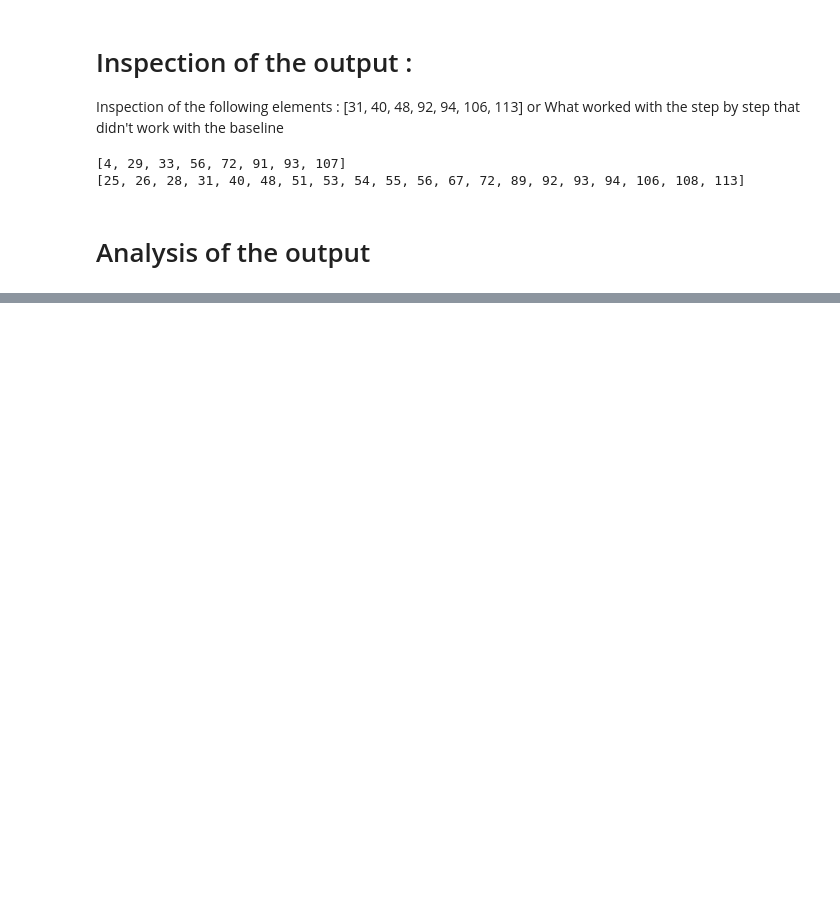
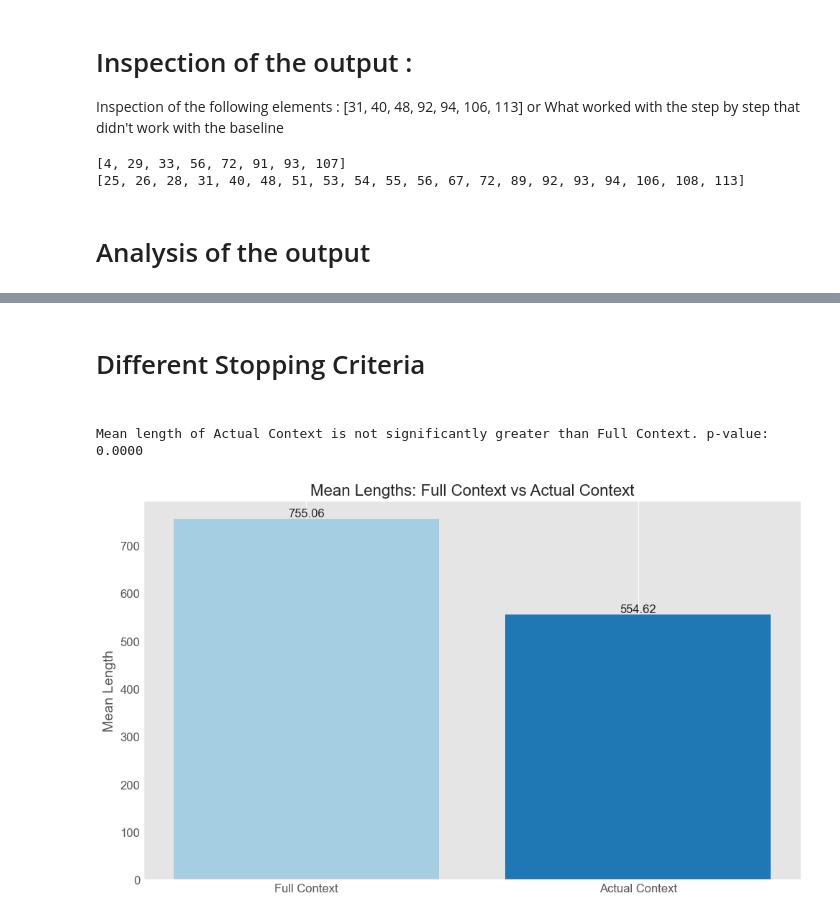
Before and after one commit to mariusBRM/Chain-of-though_UCL, a Jupyter notebook: src/output_exploratory.ipynb, the cells around one changed output, grey strips where cells are left out. Saved outputs shown, nothing was run; the diff lists cells and outputs as text; code cells hidden in the pictures; blank space fills up the shorter version.

```diff
--- a/src/output_exploratory.ipynb
+++ b/src/output_exploratory.ipynb
@@ -196,0 +747,2 @@ model = MySantaCoder('GrdS')
+# %% [markdown]
+<h1>Different Stopping Criteria<h1>
@@ -196,0 +829,7 @@ model = MySantaCoder('GrdS')
+# %%
+# full context
+list_of_fullContext_Lenght = [lenght_KW_fullContext_no, lenght_La_fullContext_no, lenght_St_fullContext_no,
+lenght_KW_fullContext,lenght_La_fullContext,lenght_St_fullContext, length_OL_fullContext]
+# actual context
+list_of_actualContext_Lenght = [lenght_KW_actualContext_no, lenght_La_actualContext_no, lenght_St_actualContext_no,
+lenght_KW_actualContext, lenght_La_actualContext, lenght_St_actualContext, length_OL_actualContext]
@@ -196,0 +881,5 @@ model = MySantaCoder('GrdS')
+# %%
+compare_and_plot(list_of_fullContext_Lenght,list_of_actualContext_Lenght )
+# %% [output]
+Mean length of Actual Context is not significantly greater than Full Context. p-value: 0.0000
+[figure, added]
```
Also changed, not shown: parts of 41 cells of this notebook, 5 other files.
